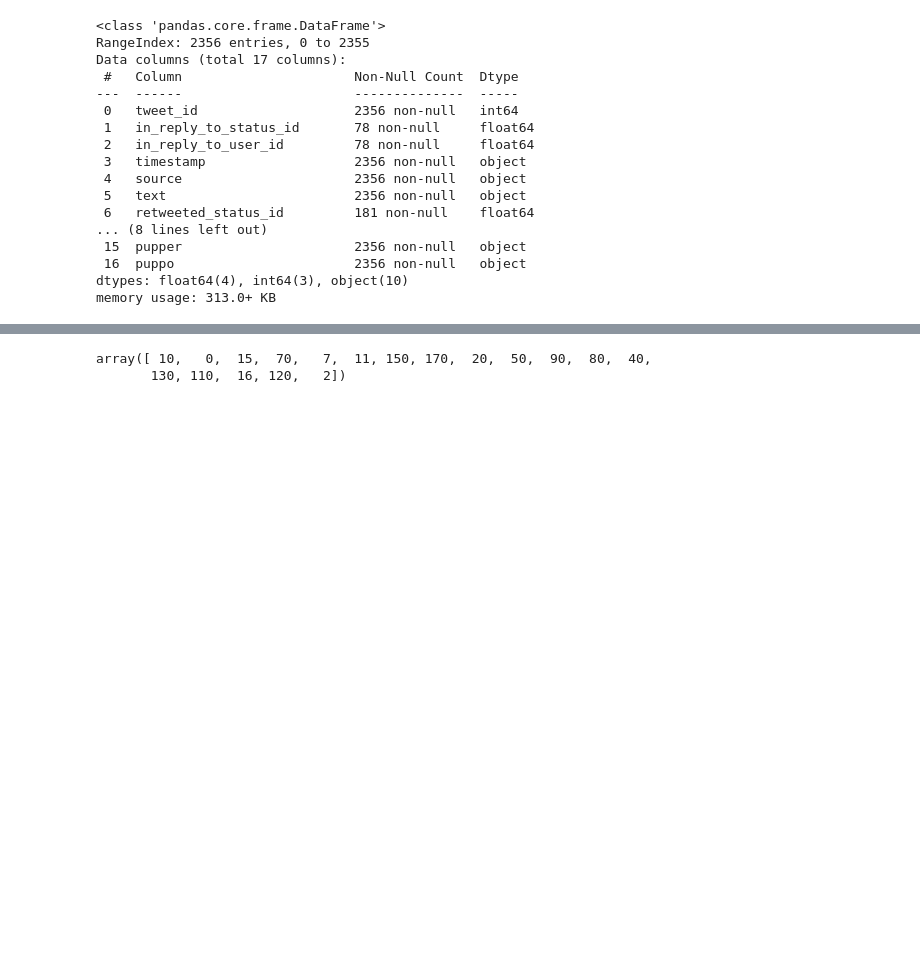
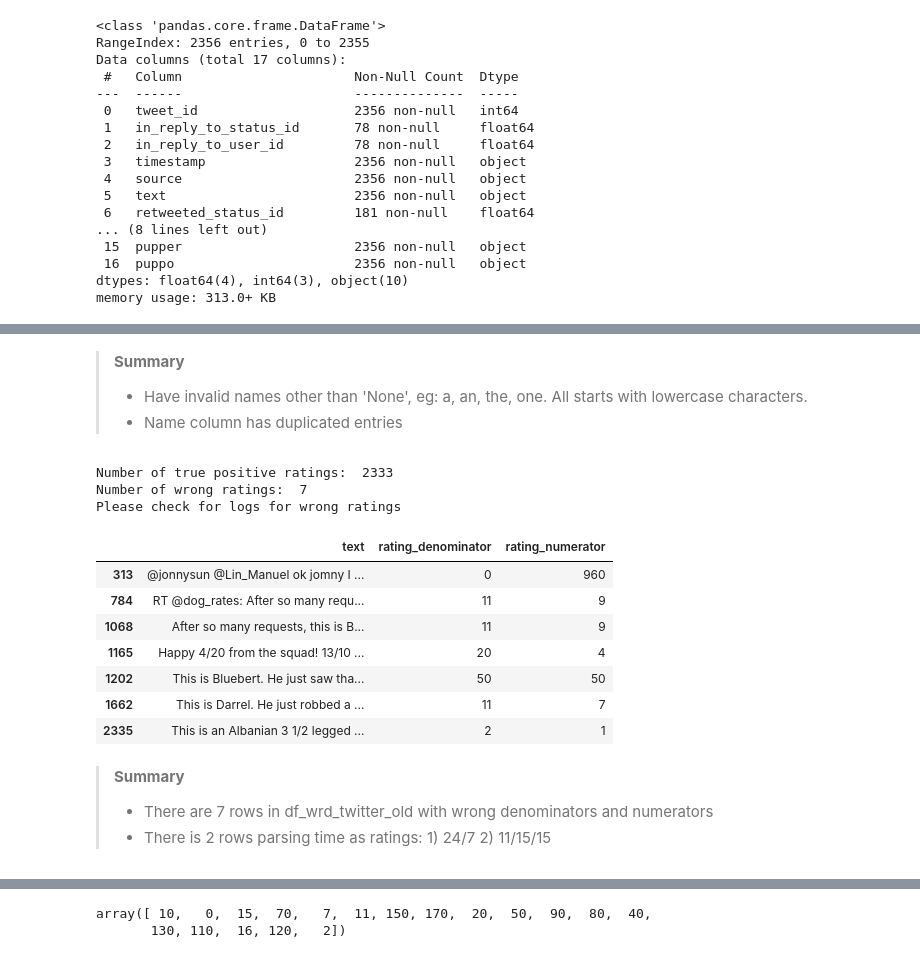
Before and after one commit to yufrances90/Wrangle-and-Analyze-Data, a Jupyter notebook: wrangle_act.ipynb, the cells around one changed output, grey strips where cells are left out. Saved outputs shown, nothing was run; the diff lists cells and outputs as text; code cells hidden in the pictures; blank space fills up the shorter version.

```diff
--- a/wrangle_act.ipynb
+++ b/wrangle_act.ipynb
@@ -166 +289,68 @@ True
+# %% [markdown]
+> **Summary**
+> * Have invalid names other than 'None', eg: a, an, the, one. All starts with lowercase characters.
+> * Name column has duplicated entries
+# %%
+p = re.compile('[0-9]+/10')
+p_invalid = re.compile('[0-9]+/[0-9]+/[0-9]+')
+
+bad_count = 0
+none_count = 0
+good_count = 0
+
+
+for text, denominator, numerator in zip(df_wrd_twitter_old['text'].values, df_wrd_twitter_old['rating_denominator'].values, df_wrd_twitter_old['rating_numerator'].values):
+    result = p.search(text)
+    if result is not None and denominator != 10: # when denominators and numerators are wrong
+        message = "{} {} {} ************************ {}".format(result.group(), numerator, denominator, text)
+        logging.error(message)
+        logging.error("\n")
+        bad_count += 1
+    elif result is None and p_invalid.search(text) == None:
+#         print(numerator, denominator, "~~~~~~~~~~~~~~~~~~~~~~~", text)
+#         print()
+        none_count += 1
+    elif result is not None and denominator == 10:
+        good_count += 1
+    elif p_invalid.search(text) != None: # when parsing date as ratings
+        message = "{} {} ************************ {}".format(numerator, denominator, text)
+        logging.error(message)
+        logging.error("\n")
+
+
+print("Number of true positive ratings: ", good_count)
+print("Number of wrong ratings: ", bad_count)
+print("Please check for logs for wrong ratings")
+# %% [output]
+Number of true positive ratings:  2333
+Number of wrong ratings:  7
+Please check for logs for wrong ratings
+# %%
+text_to_remove = []
+
+for text, denominator, numerator in zip(
+    df_wrd_twitter_old['text'].values,
+    df_wrd_twitter_old['rating_denominator'].values,
+    df_wrd_twitter_old['rating_numerator'].values):
+
+    result = p.search(text)
+
+    if result is not None and denominator != 10:
+        text_to_remove.append(text)
+
+df_wrd_twitter_old[df_wrd_twitter_old.text.isin(text_to_remove)][
+    ['text', 'rating_denominator', 'rating_numerator']]
+# %% [output]
+|  | text | rating_denominator | rating_numerator |
+| 313 | @jonnysun @Lin_Manuel ok jomny I ... | 0 | 960 |
+| 784 | RT @dog_rates: After so many requ... | 11 | 9 |
+| 1068 | After so many requests, this is B... | 11 | 9 |
+| 1165 | Happy 4/20 from the squad! 13/10 ... | 20 | 4 |
+| 1202 | This is Bluebert. He just saw tha... | 50 | 50 |
+| 1662 | This is Darrel. He just robbed a ... | 11 | 7 |
+| 2335 | This is an Albanian 3 1/2 legged ... | 2 | 1 |
+# %% [markdown]
+> **Summary**
+> * There are 7 rows in df_wrd_twitter_old with wrong denominators and numerators
+> * There is 2 rows parsing time as ratings: 1) 24/7 2) 11/15/15
 # %%
```
Also changed, not shown: parts of 128 cells of this notebook, 4 other files.
